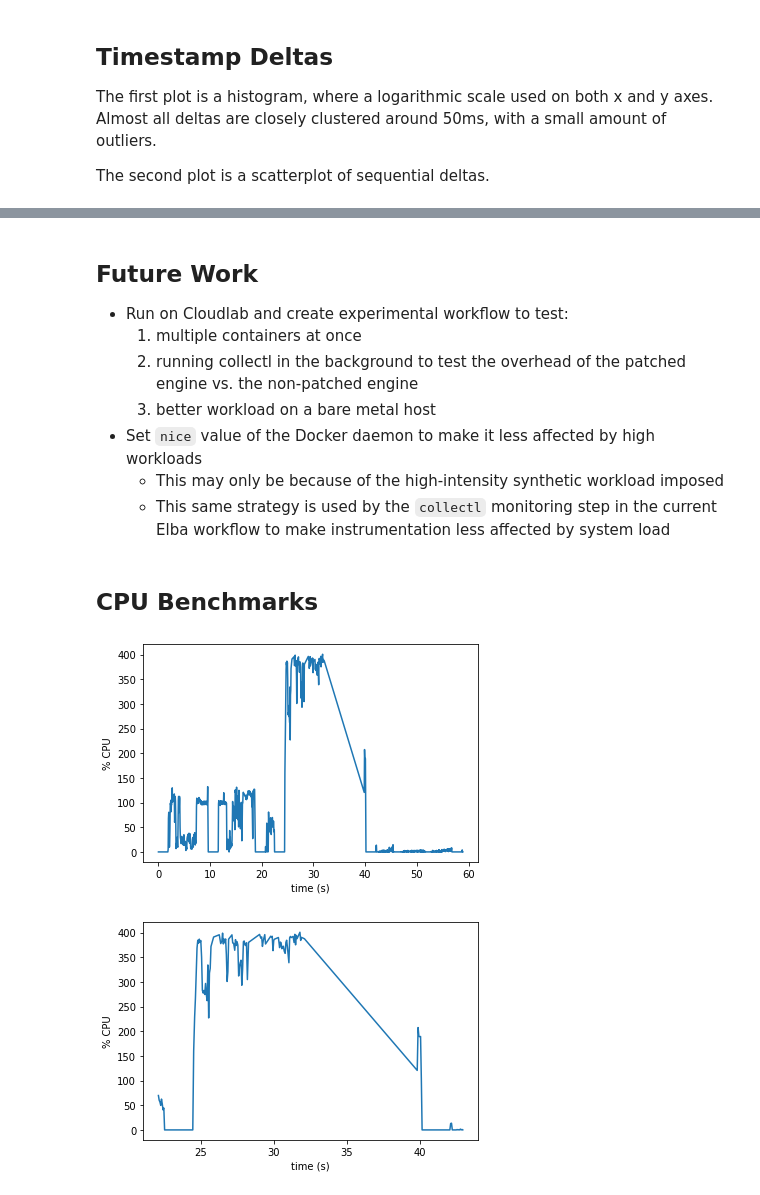
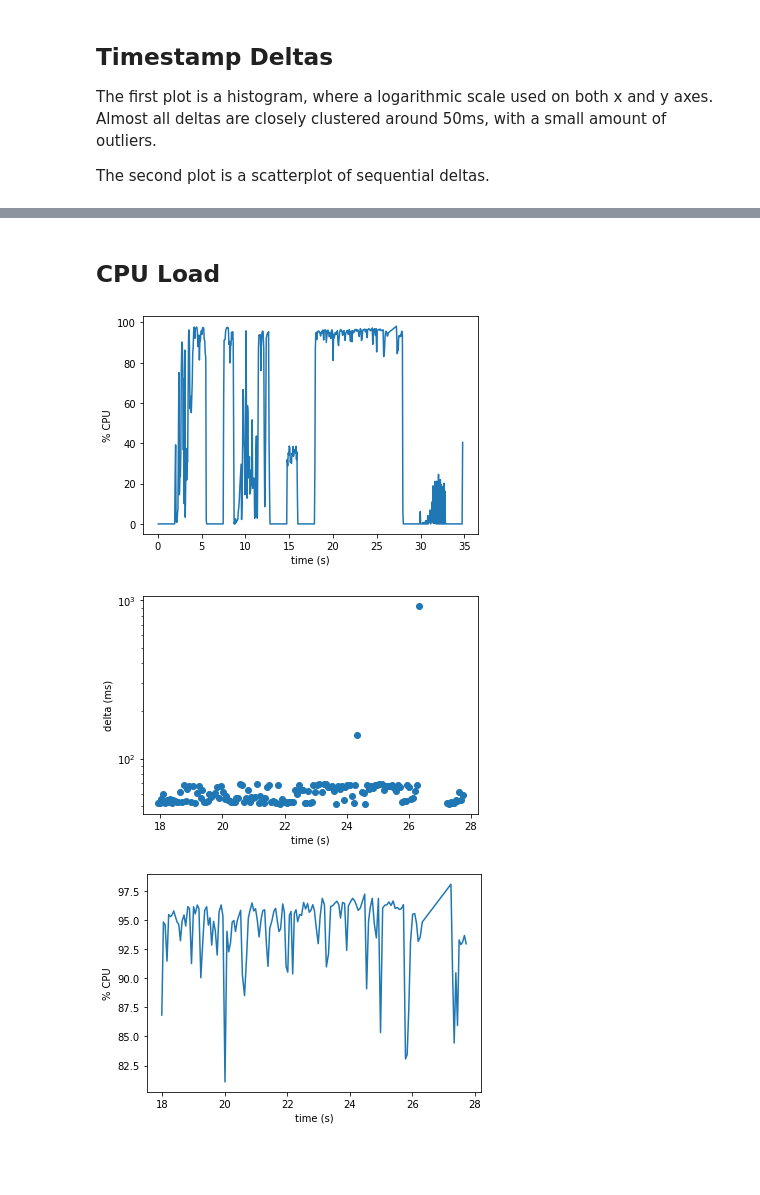
Before and after one commit to elba-docker/instrumentation, a Jupyter notebook: moby/analysis.ipynb, the cells around one changed output, grey strips where cells are left out. Drawn from its saved outputs; the diff is of its cells as text; code cells hidden in the pictures; blank space fills up the shorter version.

Commit message:
feat: work on testing synthetic workload

```diff
--- a/moby/analysis.ipynb
+++ b/moby/analysis.ipynb
@@ -25,6 +31,6 @@ docker run -it ubuntu bash -c "\
 # %%
 import parser
 
-files = parser.get_all_files("./logs/v1", "log")
+files = parser.get_all_files("./logs/v2", "log")
 data = parser.parse_all(files)
 # %% [output]
@@ -32,5 +39,5 @@ Parsing log data from logs/v1/50ms.log... done
 # %%
-target_file = './logs/v1/50ms.log'
+target_file = './logs/v2/dockerd_2020-03-19_09:17:35.983.log'
 entries = data[target_file]
 parser.analyze_timestamps(entries)
 
@@ -83,6 +90,6 @@ Between timestamp entries 450 and 550, there is a burst of high deltas.
 # %%
-start = 400
-end = 600
+start = 325
+end = 475
 
 entries_window = list(entries.values())[start:end]
 window = deltas[start:end]
@@ -108,33 +115,31 @@ lagging % of time: 55.06939269627432%
-# %% [markdown]
-## Future Work
-
-- Run on Cloudlab and create experimental workflow to test:
-    1. multiple containers at once
-    2. running collectl in the background to test the overhead of the patched engine vs. the non-patched engine
-    3. better workload on a bare metal host
-- Set `nice` value of the Docker daemon to make it less affected by high workloads
-    - This may only be because of the high-intensity synthetic workload imposed
-    - This same strategy is used by the `collectl` monitoring step in the current Elba workflow to make instrumentation less affected by system load
 # %% [markdown]
-## CPU Benchmarks
+## CPU Load
 # %%
 def cpu_per(entry):
     cpu_time = float(entry.cpu.total - entry.pre.cpu.total)
     interval = float(entry.read - entry.pre.read)
     return (cpu_time / interval) * 100
 
 def plot_cpu(entries):
     tail = entries[1:]
     x_series = [to_s(e.read) for e in tail]
     y_series = [cpu_per(e) for e in tail]
 
     plt.plot(x_series, y_series)
     plt.ylabel("% CPU")
     plt.xlabel("time (s)")
     plt.show()
 
 plot_cpu(list(entries.values()))
+
+plt.scatter(time_series_x, window, marker='o')
+plt.yscale('log')
+plt.ylabel("delta (ms)")
+plt.xlabel("time (s)")
+plt.show()
+
 plot_cpu(entries_window)
 # %% [output]
-[figure, old version]
+[figure, new version]
-[figure, old version]
+[figure, new version]
+[figure, added]
```
Also changed, not shown: parts of 7 cells of this notebook, 9 other files.
